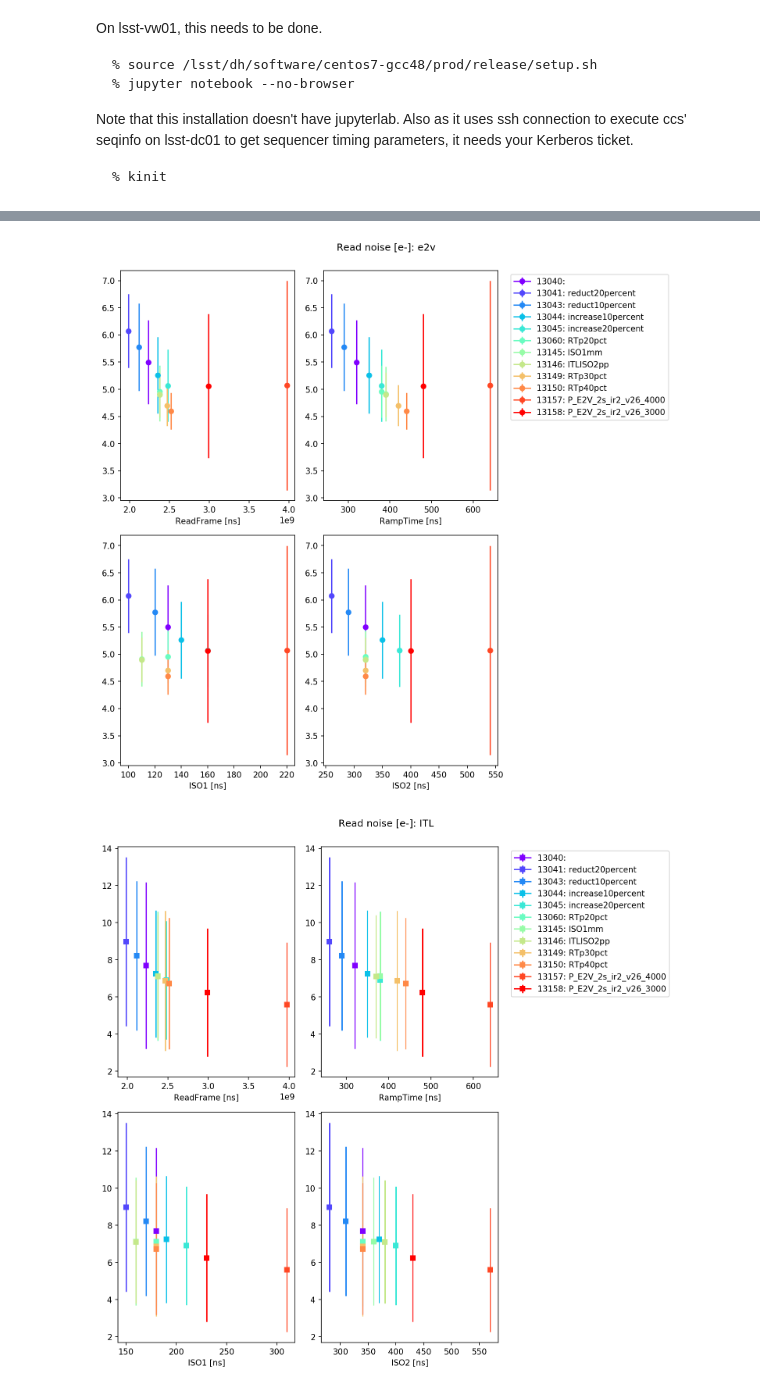
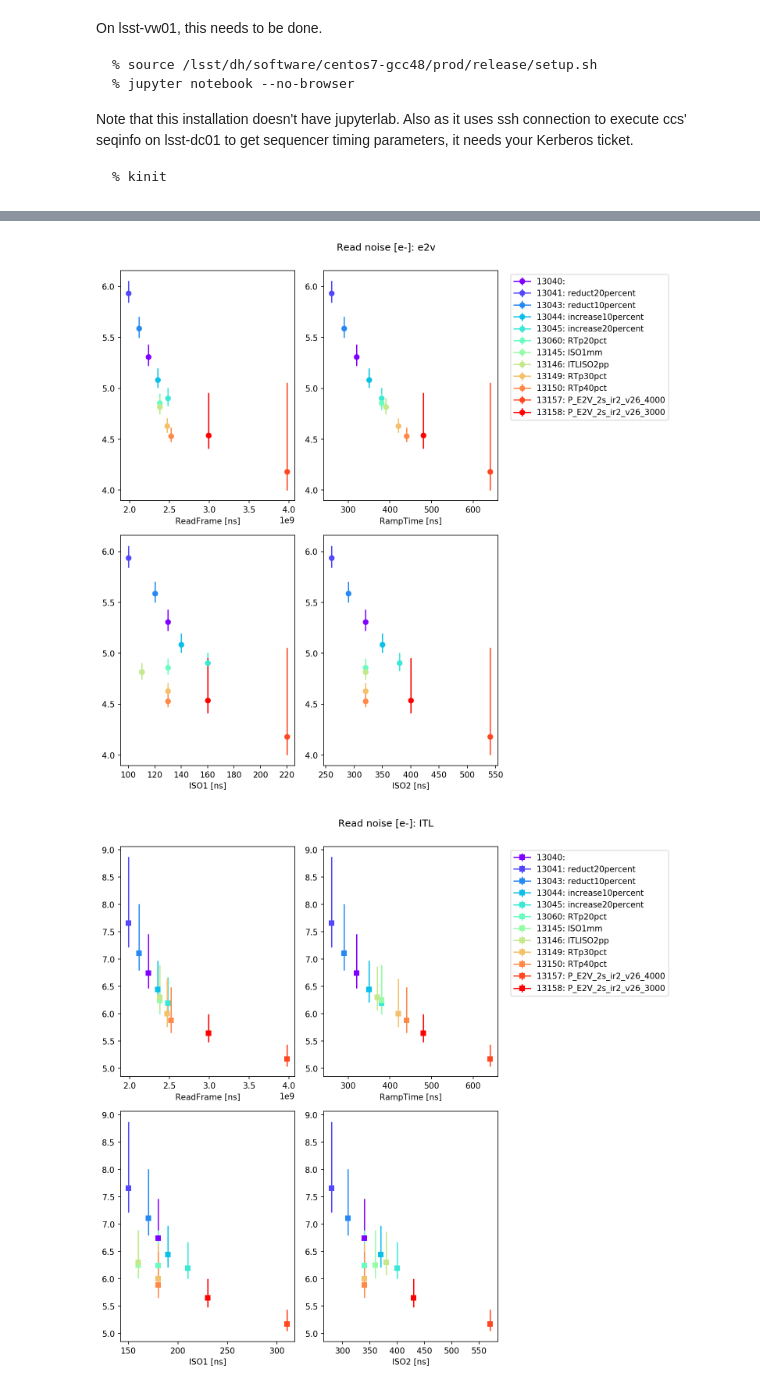
Before and after one commit to lsst-camera-dh/CompareRuns, a Jupyter notebook: ReadNoiseComparison.ipynb, the cells around one changed output, grey strips where cells are left out. Saved outputs shown, nothing was run; the diff lists cells and outputs as text; code cells hidden in the pictures.

```diff
--- a/ReadNoiseComparison.ipynb
+++ b/ReadNoiseComparison.ipynb
@@ -221,8 +242,8 @@ for color, arun in zip(colors,runs):
             scaling = baseline[vendor]["RampTime"]/seqinfo[vendor]["RampTime"]
             y=noise*scaling
             y=y[y>0]
-            mean=numpy.mean(y)
-            std=numpy.std(y)
+            median=numpy.median(y)
+            err=numpy.abs(numpy.percentile(y,[100-68.27,68.27])-median)
             label=f"{arun}: "+seqinfo["e2v"]["seqname"].replace(baseline["e2v"]["seqname"].replace(".seq",""),"").replace(".seq","")[1:]
 #            print(label, atype, scaling)
 
@@ -242,7 +263,7 @@ for color, arun in zip(colors,runs):
                                          None
                                         ] ):
                 if x is not None:
-                    aplotter.errorbar(x, mean, std, marker=marker, color=color, label=label)
+                    aplotter.errorbar(x, median, yerr=numpy.array([err]).T, marker=marker, color=color, label=label)
                 else:
                     aplotter.hist(y, range=(0,20), bins=200, color=color, label=label, histtype="step")
                     print(label, atype, y.sum())
@@ -256,8 +277,8 @@ for figp, px, avendor in [ (figa, ax, "e2v"), (figb, bx, "ITL"), (figc, cx, "Cor
     px[0][1].set_xlabel("RampTime [ns]")
     px[1][0].set_xlabel("ISO1 [ns]")
     px[1][1].set_xlabel("ISO2 [ns]")
-    px[2][0].semilogy()
-    px[2][0].set_xlabel("Read Noise [e-]")
+#    px[2][0].semilogy()
+#    px[2][0].set_xlabel("Read Noise [e-]")
     px[0][1].legend(bbox_to_anchor=(1.05, 1.0))
     figp.suptitle(f"Read noise [e-]: {avendor}")
     figp.tight_layout(rect=[0, 0.03, 1, 0.95])
@@ -335,8 +356,8 @@ for color, arun in zip(colors,runs):
             scaling = baseline[vendor]["RampTime"]/seqinfo[vendor]["RampTime"]
             y=noise*scaling
             y=y[y>0]
-            mean=numpy.mean(y)
-            std=numpy.std(y)
+            median=numpy.median(y)
+            err=numpy.abs(numpy.percentile(y,[100-68.27,68.27])-median)
             label=f"{arun}: "+seqinfo["e2v"]["seqname"].replace(baseline["e2v"]["seqname"].replace(".seq",""),"").replace(".seq","")[1:]
 #            print(label, atype, scaling)
 
@@ -348,33 +369,33 @@ for color, arun in zip(colors,runs):
                 plotters = bx
             else:
                 marker="s"
                 plotters = cx
             for aplotter, x in zip(plotters.flatten(), [t,
                                          seqinfo[vendor]["RampTime"],
                                          seqinfo[vendor]["ISO1"],
                                          seqinfo[vendor]["ISO2"],
                                          None
                                         ] ):
                 if x is not None:
-                    aplotter.errorbar(x, mean, std, marker=marker, color=color, label=label)
+                    aplotter.errorbar(x, median, yerr=numpy.array([err]).T, marker=marker, color=color, label=label)
                 else:
                     aplotter.hist(y, range=(0,20), bins=200, color=color, label=label, histtype="step")
                     print(label, atype, y.sum())
 
         except:
             raise
 seqinfo = getsequencer(arun)
 
 for figp, px, avendor in [ (figa, ax, "e2v"), (figb, bx, "ITL"), (figc, cx, "Corners") ]:
     px[0][0].set_xlabel("ReadFrame [ns]")
     px[0][1].set_xlabel("RampTime [ns]")
     px[1][0].set_xlabel("ISO1 [ns]")
     px[1][1].set_xlabel("ISO2 [ns]")
 #    px[2][0].semilogy()
 #    px[2][0].set_xlabel("Read Noise [e-]")
     px[0][1].legend(bbox_to_anchor=(1.05, 1.0))
     figp.suptitle(f"Read noise [e-]: {avendor}")
     figp.tight_layout(rect=[0, 0.03, 1, 0.95])
 # %% [output]
-[figure, old version]
+[figure, new version]
-[figure, old version]
+[figure, new version]
```
Also changed, not shown: parts of 3 cells of this notebook.
